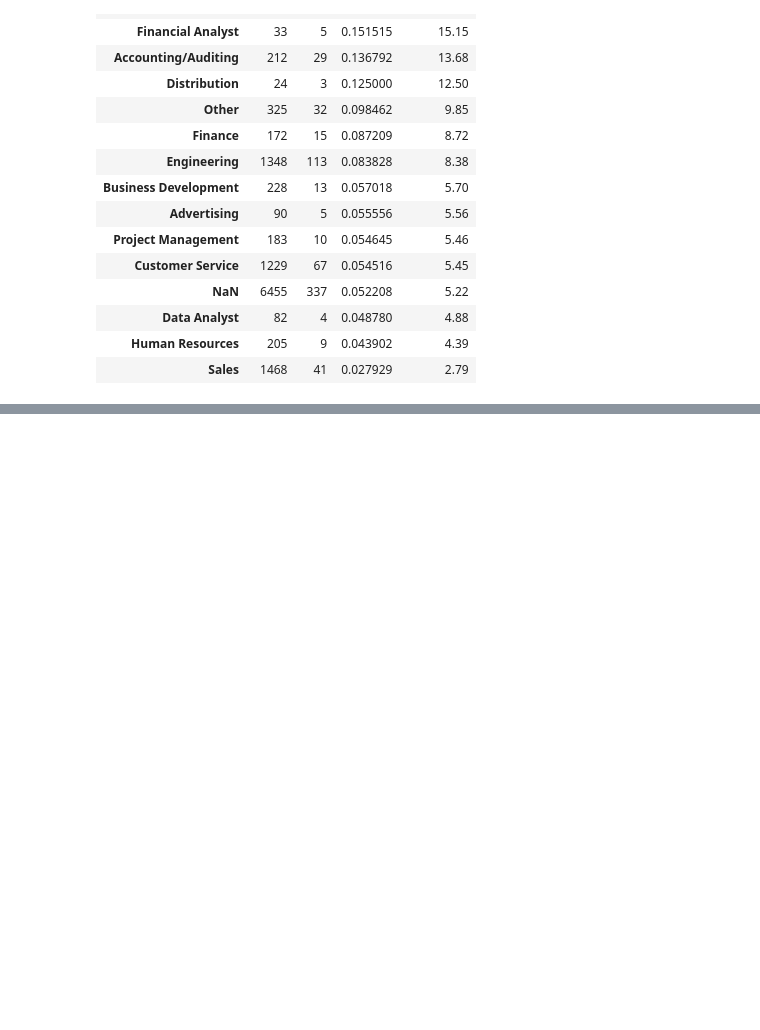
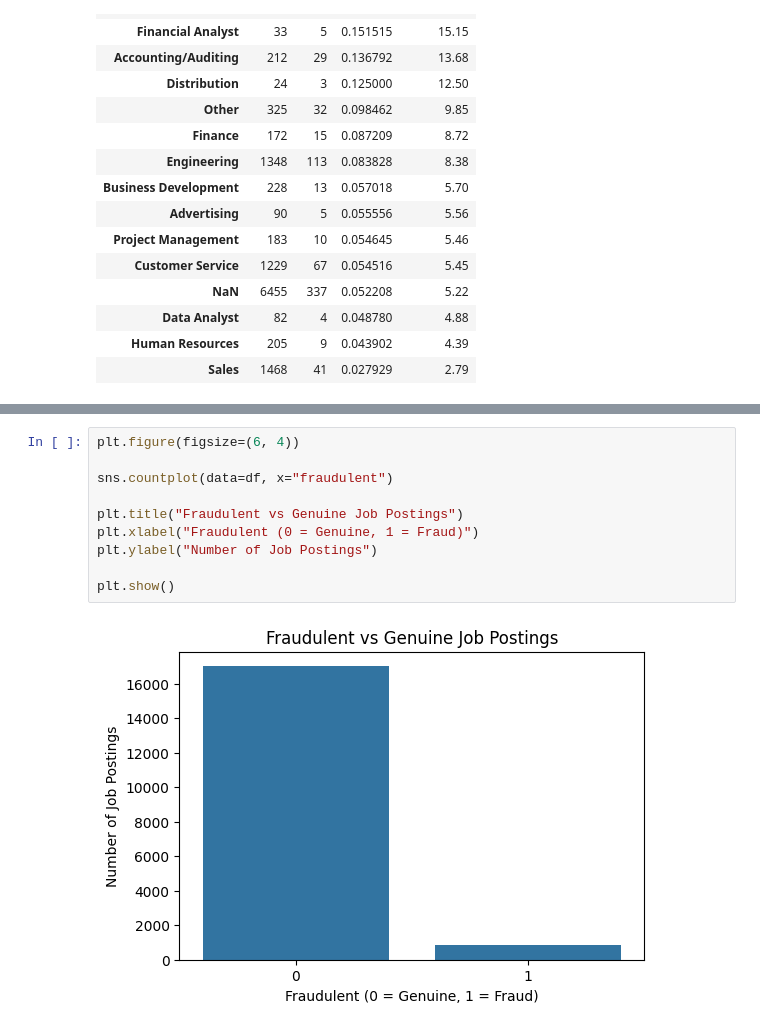
Before and after one commit to 1415-kunal/Fake_Job_Posting_Detection_System, a Jupyter notebook: Notebooks/01_dataset_inspection.ipynb, the cells around one changed output, grey strips where cells are left out. Saved outputs shown, nothing was run; the diff lists cells and outputs as text; blank space fills up the shorter version.

Commit message:
analyzed fraud distribution

```diff
--- a/Notebooks/01_dataset_inspection.ipynb
+++ b/Notebooks/01_dataset_inspection.ipynb
@@ -1110,0 +1134,12 @@ function_analysis.head(15)
+# %%
+plt.figure(figsize=(6, 4))
+
+sns.countplot(data=df, x="fraudulent")
+
+plt.title("Fraudulent vs Genuine Job Postings")
+plt.xlabel("Fraudulent (0 = Genuine, 1 = Fraud)")
+plt.ylabel("Number of Job Postings")
+
+plt.show()
+# %% [output]
+[figure, added]
```
Also changed, not shown: parts of 6 cells of this notebook.
